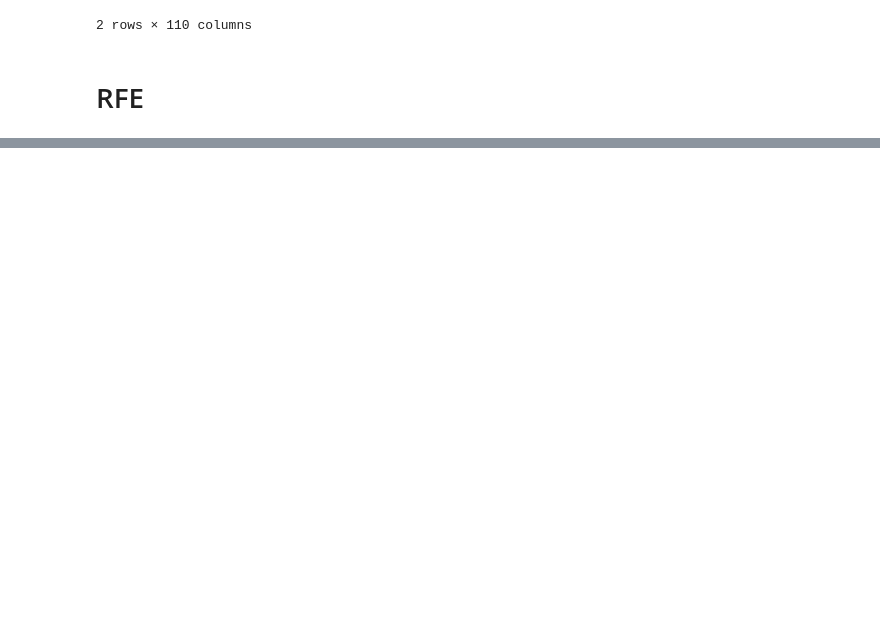
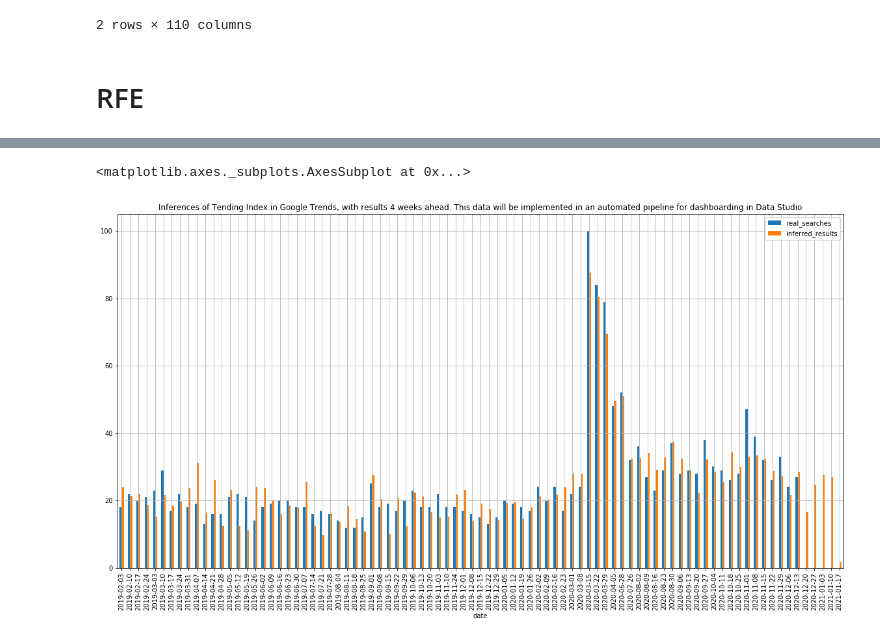
Before and after one commit to albertovpd/automated_ML_regression, a Jupyter notebook: testing_ml.ipynb, the cells around one changed output, grey strips where cells are left out. Drawn from its saved outputs; the diff is of its cells as text; code cells hidden in the pictures; blank space fills up the shorter version.

```diff
--- a/testing_ml.ipynb
+++ b/testing_ml.ipynb
@@ -182,0 +203,13 @@ regression.intercept_
+# %%
+inferred_results=list(rfecv.predict(X)) # this is just to avoid generating nans in df
+unemployment=list(df.unemployment)
+date=df.date
+#print(len(inferred_results),len(unemployment),len(date))
+
+result=pd.DataFrame()
+result["date"]=df["date"]
+result["real_searches"]=unemployment
+result["inferred_results"]=inferred_results
+
+result["inferred_results"]=result["inferred_results"].apply(lambda x: 0 if x<0 else round(x,2))
+result.tail(20)
@@ -183,3 +234,14 @@ regression.intercept_
+# %%
+# visualization
+result.plot(x="date",
+            y=["real_searches","inferred_results"],
+            figsize=(20,10),
+            kind="bar",
+            title="Inferences of Tending Index in Google Trends, with results 4 weeks ahead. This data will be implemented in an automated pipeline for dashboarding in Data Studio",
+            grid=True)
+# %% [output]
+<matplotlib.axes._subplots.AxesSubplot at 0x...>
+[figure, added]
 # %%
 print('Optimal number of features: {}'.format(rfecv.n_features_))
 # %% [output]
```
Also changed, not shown: parts of 39 cells of this notebook, 2 other files.
